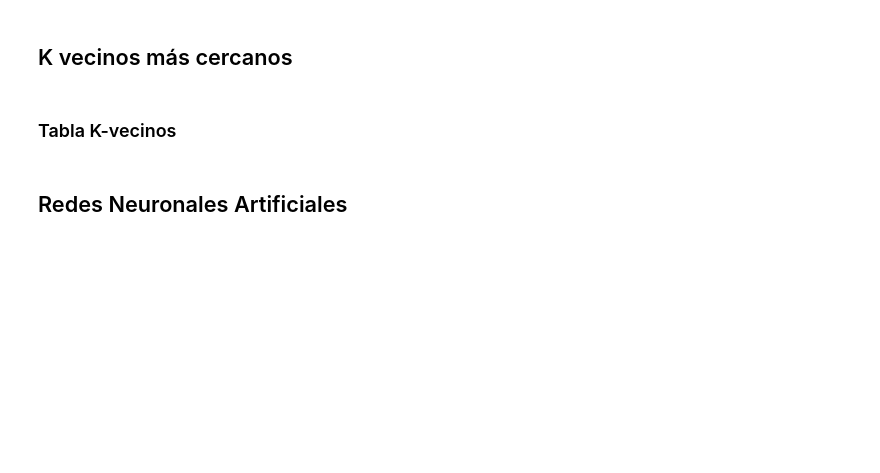
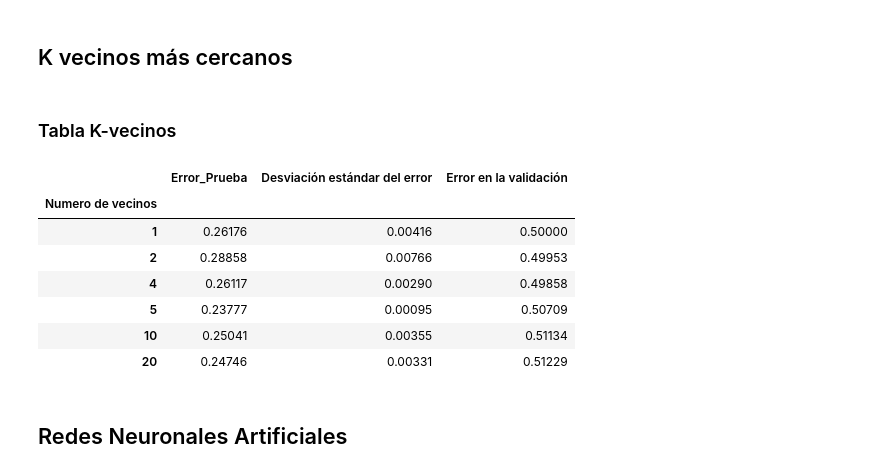
Before and after one commit to jaiderog/ML_IntroductoryCourse, a Jupyter notebook: Proyecto/Modelos.ipynb, the cells around one changed output. Drawn from its saved outputs; the diff is of its cells as text; code cells hidden in the pictures; blank space fills up the shorter version.

```diff
--- a/Proyecto/Modelos.ipynb
+++ b/Proyecto/Modelos.ipynb
@@ -342,16 +342,24 @@ for i in range(len(num_vecinos)):
 # %%
 randn = np.random.randn
 df_types = pd.DataFrame({
     'Numero de vecinos' : pd.Series(num_vecinos)})
 df_types["Error_Prueba"] = means
 df_types["Desviación estándar del error"] = stds
 df_types["Error en la validación"] = errorVal
-df_types["IC de la validación"] = stdError
 df_types.set_index(['Numero de vecinos'], inplace=True)
 #df_types.sort_index(inplace=True)
 qgrid_widget = qgrid.show_grid(df_types, show_toolbar=False)
 
 qgrid_widget.get_changed_df()
+# %% [output]
+|  | Error_Prueba | Desviación estándar del error | Error en la validación |
+| Numero de vecinos |  |  |  |
+| 1 | 0.26176 | 0.00416 | 0.50000 |
+| 2 | 0.28858 | 0.00766 | 0.49953 |
+| 4 | 0.26117 | 0.00290 | 0.49858 |
+| 5 | 0.23777 | 0.00095 | 0.50709 |
+| 10 | 0.25041 | 0.00355 | 0.51134 |
+| 20 | 0.24746 | 0.00331 | 0.51229 |
 # %% [markdown]
 ## Redes Neuronales Artificiales
 # %%
```
Also changed, not shown: parts of 13 cells of this notebook.
